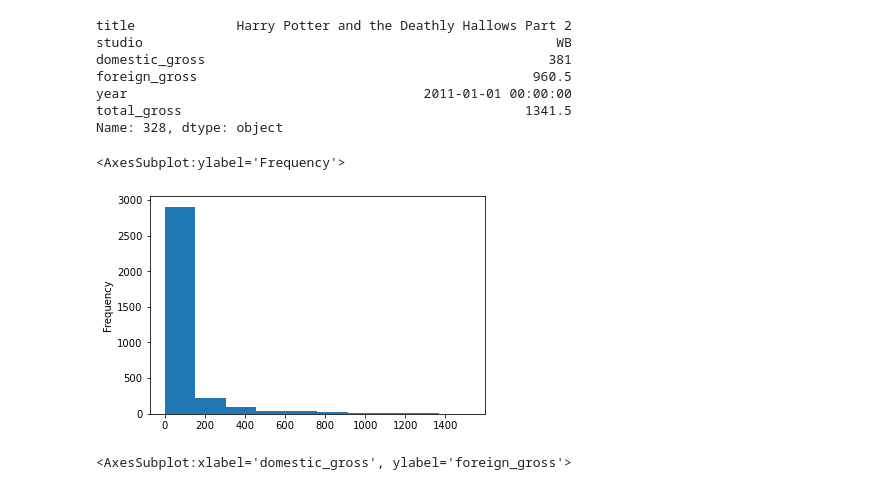
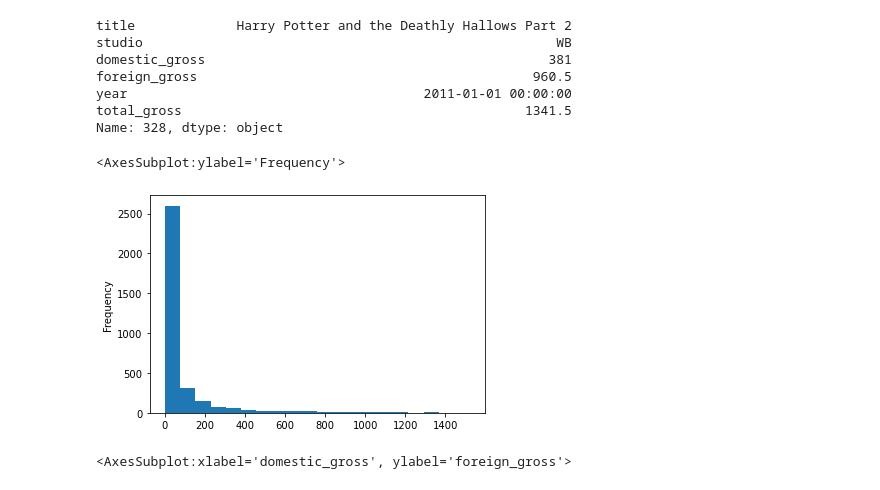
Before and after one commit to mehince/group-1-capstone, a Jupyter notebook: student.ipynb, the cells around one changed output. Cells and saved outputs as stored; diff of their text form; code cells hidden in the pictures.

```diff
--- a/student.ipynb
+++ b/student.ipynb
@@ -219,10 +219,10 @@ total_gross                                            1341.5
 Name: 328, dtype: object
 # %%
 # Lets visualize the distribution of total gross data
-movie_gross_df['total_gross'].plot.hist()
+movie_gross_df['total_gross'].plot.hist(bins=20)
 # %% [output]
 <AxesSubplot:ylabel='Frequency'>
-[figure, old version]
+[figure, new version]
 # %%
 # Lets visually see the correlation between domestic and foreign gross
 movie_gross_df.plot.scatter('domestic_gross', 'foreign_gross')
```
Also changed, not shown: parts of 67 cells of this notebook.
